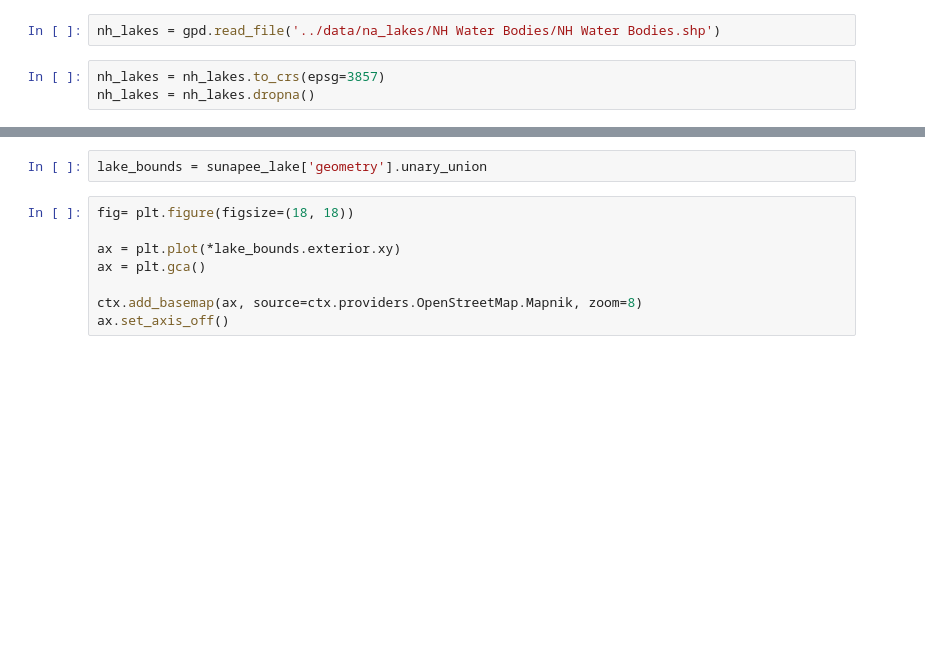
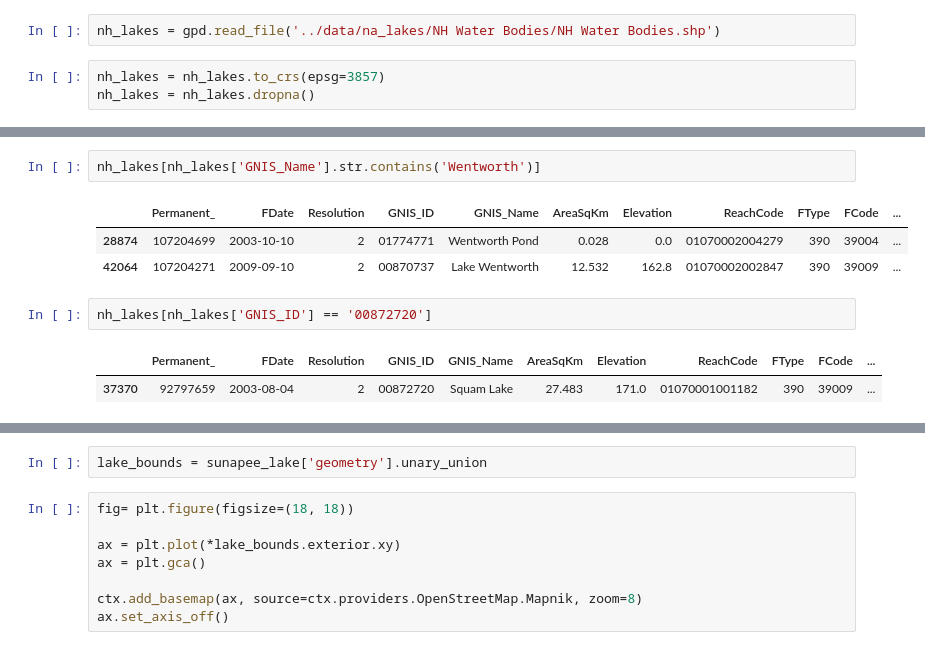
Before and after one commit to seangtkelley/hrrr-clm-lake-model-analysis, a Jupyter notebook: notebooks/lake-shapefile-exploration.ipynb, the cells around one changed output, grey strips where cells are left out. Drawn from its saved outputs; the diff is of its cells as text; blank space fills up the shorter version.

```diff
--- a/notebooks/lake-shapefile-exploration.ipynb
+++ b/notebooks/lake-shapefile-exploration.ipynb
@@ -59,3 +95,14 @@ len(nh_lakes['GNIS_Name'].unique())
+# %%
+nh_lakes[nh_lakes['GNIS_Name'].str.contains('Wentworth')]
+# %% [output]
+|  | Permanent_ | FDate | Resolution | GNIS_ID | GNIS_Name | AreaSqKm | Elevation | ReachCode | FType | FCode | ... |
+| 28874 | 107204699 | 2003-10-10 | 2 | 01774771 | Wentworth Pond | 0.028 | 0.0 | 01070002004279 | 390 | 39004 | ... |
+| 42064 | 107204271 | 2009-09-10 | 2 | 00870737 | Lake Wentworth | 12.532 | 162.8 | 01070002002847 | 390 | 39009 | ... |
+# %%
+nh_lakes[nh_lakes['GNIS_ID'] == '00872720']
+# %% [output]
+|  | Permanent_ | FDate | Resolution | GNIS_ID | GNIS_Name | AreaSqKm | Elevation | ReachCode | FType | FCode | ... |
+| 37370 | 92797659 | 2003-08-04 | 2 | 00872720 | Squam Lake | 27.483 | 171.0 | 01070001001182 | 390 | 39009 | ... |
 # %%
 sunapee_lake = nh_lakes[nh_lakes['GNIS_Name'] == 'Sunapee Lake']
 sunapee_lake
```
Also changed, not shown: parts of 9 cells of this notebook, 10 other files.
